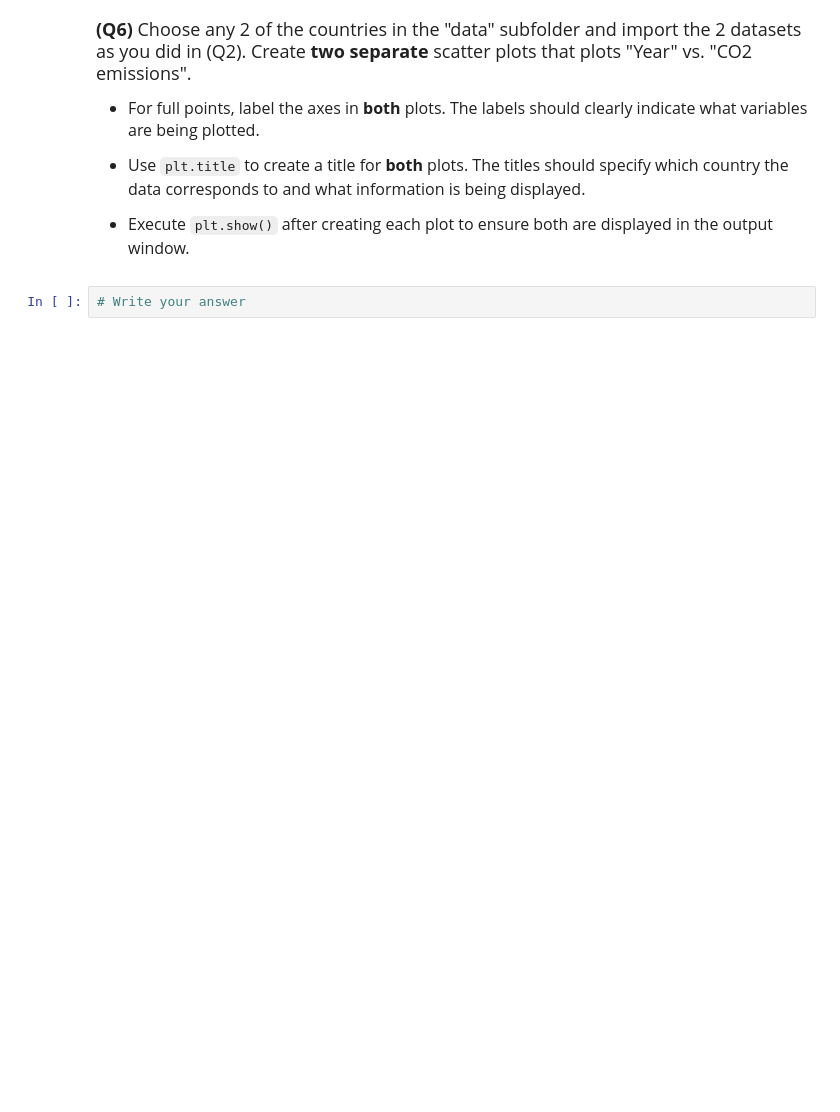
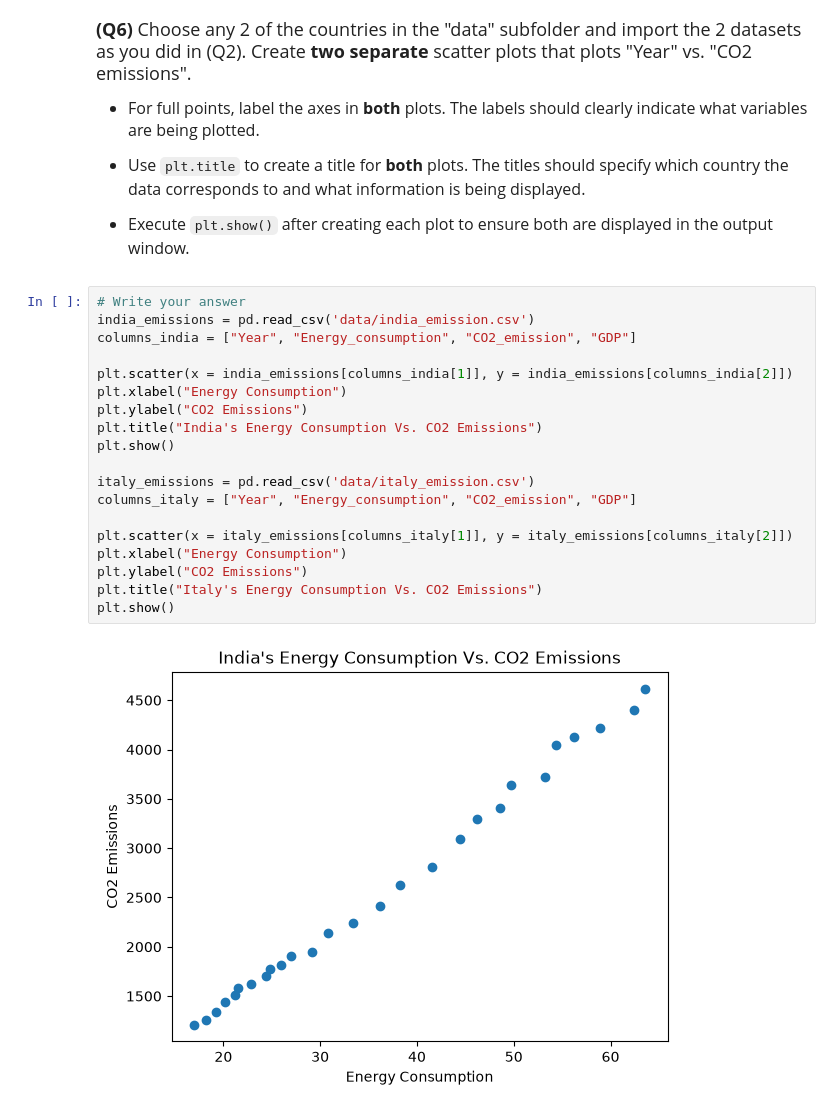
Before and after one commit to JoshuaKozo/datasci185fall2026, a Jupyter notebook: _assignments/assignment_2/Assignment2.ipynb, the cells around one changed output. Saved outputs shown, nothing was run; the diff lists cells and outputs as text; blank space fills up the shorter version.

```diff
--- a/_assignments/assignment_2/Assignment2.ipynb
+++ b/_assignments/assignment_2/Assignment2.ipynb
@@ -124,5 +152,24 @@ us_emissions["CO2_emission"].describe()
 - Use `plt.title` to create a title for **both** plots. The titles should specify which country the data corresponds to and what information is being displayed.
 
 - Execute `plt.show()` after creating each plot to ensure both are displayed in the output window.
-# %%
-# Write your answer
+# %%
+# Write your answer
+india_emissions = pd.read_csv('data/india_emission.csv')
+columns_india = ["Year", "Energy_consumption", "CO2_emission", "GDP"]
+
+plt.scatter(x = india_emissions[columns_india[1]], y = india_emissions[columns_india[2]])
+plt.xlabel("Energy Consumption")
+plt.ylabel("CO2 Emissions")
+plt.title("India's Energy Consumption Vs. CO2 Emissions")
+plt.show()
+
+italy_emissions = pd.read_csv('data/italy_emission.csv')
+columns_italy = ["Year", "Energy_consumption", "CO2_emission", "GDP"]
+
+plt.scatter(x = italy_emissions[columns_italy[1]], y = italy_emissions[columns_italy[2]])
+plt.xlabel("Energy Consumption")
+plt.ylabel("CO2 Emissions")
+plt.title("Italy's Energy Consumption Vs. CO2 Emissions")
+plt.show()
+# %% [output]
+[figure, added]
```
Also changed, not shown: parts of 8 cells of this notebook.
